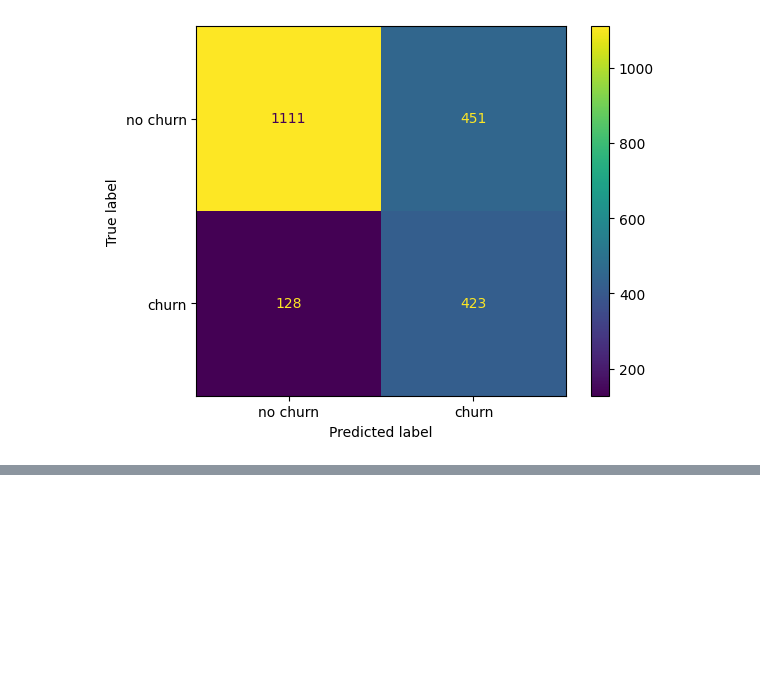
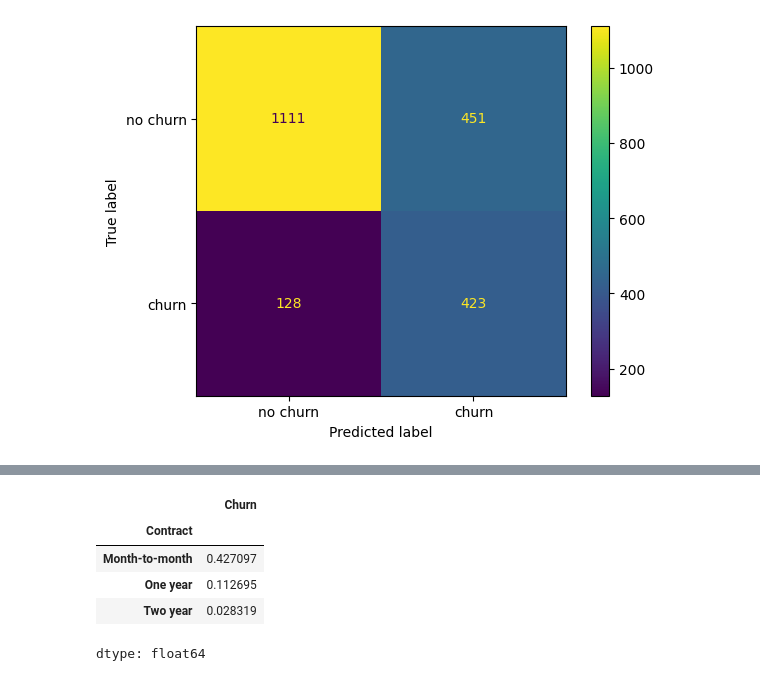
Before and after one commit to dialejo/Telecom_x2, a Jupyter notebook: Telecom_X2_Churn_prediccion.ipynb, the cells around one changed output, grey strips where cells are left out. Saved outputs shown, nothing was run; the diff lists cells and outputs as text; code cells hidden in the pictures; blank space fills up the shorter version.

```diff
--- a/Telecom_X2_Churn_prediccion.ipynb
+++ b/Telecom_X2_Churn_prediccion.ipynb
@@ -886,0 +985,9 @@ plt.show()
+# %%
+datos.groupby('Contract')['Churn'].mean()
+# %% [output]
+|  | Churn |
+| Contract |  |
+| Month-to-month | 0.427097 |
+| One year | 0.112695 |
+| Two year | 0.028319 |
+dtype: float64
```
Also changed, not shown: parts of 26 cells of this notebook.
